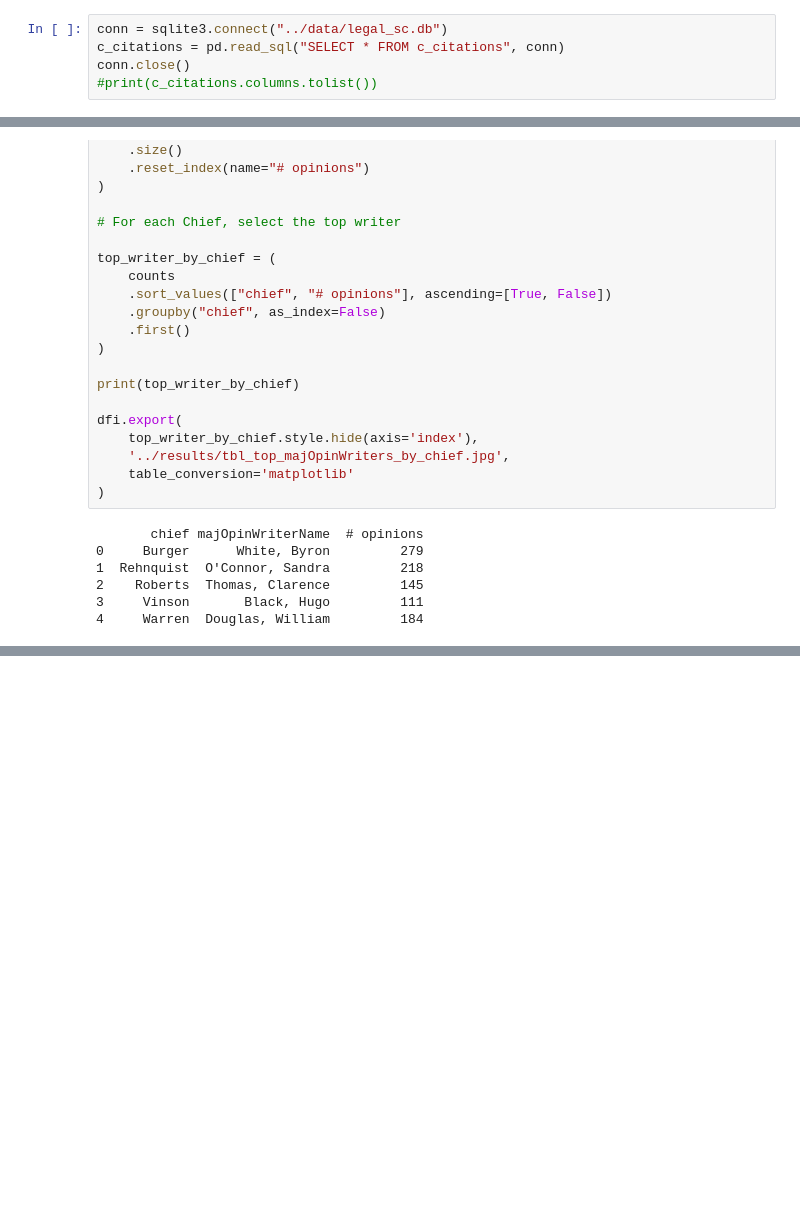
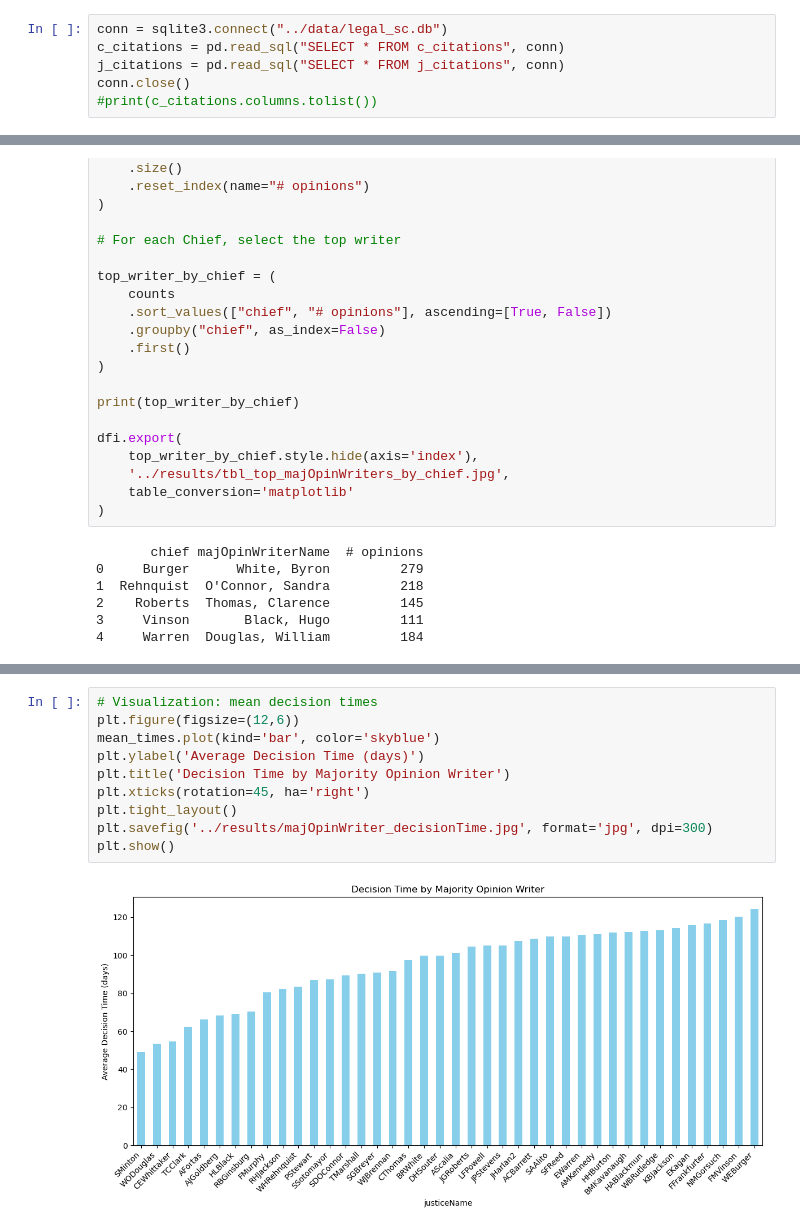
Before and after one commit to zs-zhuang/Supreme-Court-Case-Analytics, a Jupyter notebook: notebooks/case_majopinwriter.ipynb, the cells around one changed output, grey strips where cells are left out. Saved outputs shown, nothing was run; the diff lists cells and outputs as text; blank space fills up the shorter version.

Commit message:
new analysis: add decision time by majority writer (2026-03-24 12:32:41)

```diff
--- a/notebooks/case_majopinwriter.ipynb
+++ b/notebooks/case_majopinwriter.ipynb
@@ -28,6 +30,7 @@ from scdb_code_map import JUSTICE_NAME_MAP, ISSUE_AREA_MAP
 # %%
 conn = sqlite3.connect("../data/legal_sc.db")
 c_citations = pd.read_sql("SELECT * FROM c_citations", conn)
+j_citations = pd.read_sql("SELECT * FROM j_citations", conn)
 conn.close()
 #print(c_citations.columns.tolist())
 # %%
@@ -287,0 +393,12 @@ dfi.export(
+# %%
+# Visualization: mean decision times
+plt.figure(figsize=(12,6))
+mean_times.plot(kind='bar', color='skyblue')
+plt.ylabel('Average Decision Time (days)')
+plt.title('Decision Time by Majority Opinion Writer')
+plt.xticks(rotation=45, ha='right')
+plt.tight_layout()
+plt.savefig('../results/majOpinWriter_decisionTime.jpg', format='jpg', dpi=300)
+plt.show()
+# %% [output]
+[figure, added]
```
Also changed, not shown: parts of 2 cells of this notebook, 2 other files.
